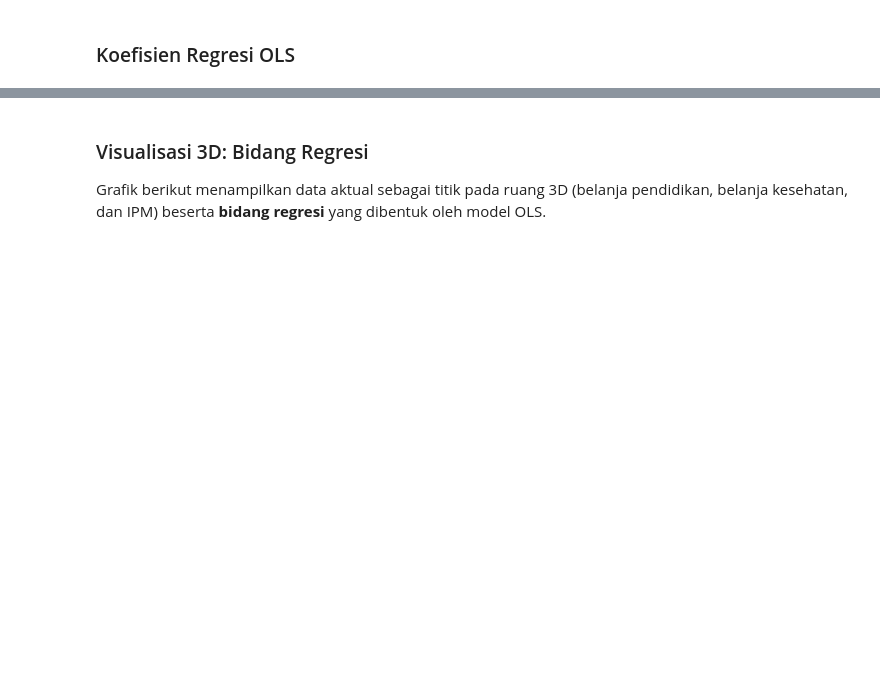
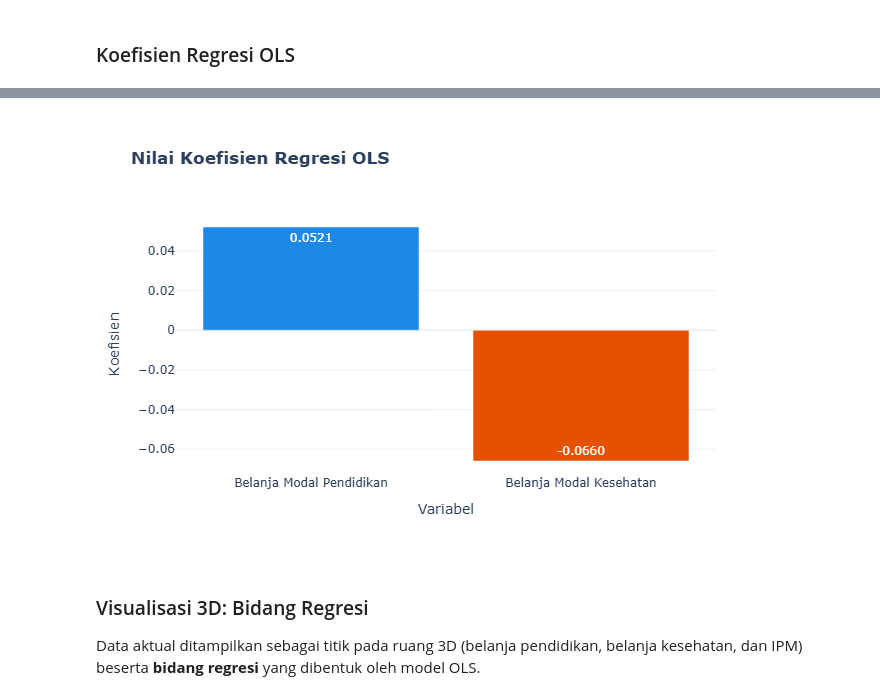
Before and after one commit to agusnarzo22-create/Analisis-Regresi-OLS-Kota-Jambi, a Jupyter notebook: Analisis_Regresi_OLS_Belanja_Dasar_vs_IPM.ipynb, the cells around one changed output, grey strips where cells are left out. Drawn from its saved outputs; the diff is of its cells as text; code cells hidden in the pictures; blank space fills up the shorter version.

```diff
--- a/Analisis_Regresi_OLS_Belanja_Dasar_vs_IPM.ipynb
+++ b/Analisis_Regresi_OLS_Belanja_Dasar_vs_IPM.ipynb
@@ -211,8 +218,7 @@ koef = pd.DataFrame({
 
 fig = px.bar(
     koef, x="Variabel", y="Koefisien", text_auto=".4f",
-    color="Variabel",
-    color_discrete_sequence=["#1E88E5", "#E65100"],
+    color="Variabel", color_discrete_sequence=["#1E88E5", "#E65100"],
     title="<b>Nilai Koefisien Regresi OLS</b>",
 )
 fig.update_layout(template="plotly_white", height=440, showlegend=False)
@@ -222,6 +227,7 @@ fig.show()
+[figure, added]
 # %% [markdown]
 ### Visualisasi 3D: Bidang Regresi
 
-Grafik berikut menampilkan data aktual sebagai titik pada ruang 3D (belanja pendidikan,
-belanja kesehatan, dan IPM) beserta **bidang regresi** yang dibentuk oleh model OLS.
+Data aktual ditampilkan sebagai titik pada ruang 3D (belanja pendidikan, belanja kesehatan,
+dan IPM) beserta **bidang regresi** yang dibentuk oleh model OLS.
 # %%
```
Also changed, not shown: parts of 14 cells of this notebook, 2 other files.
